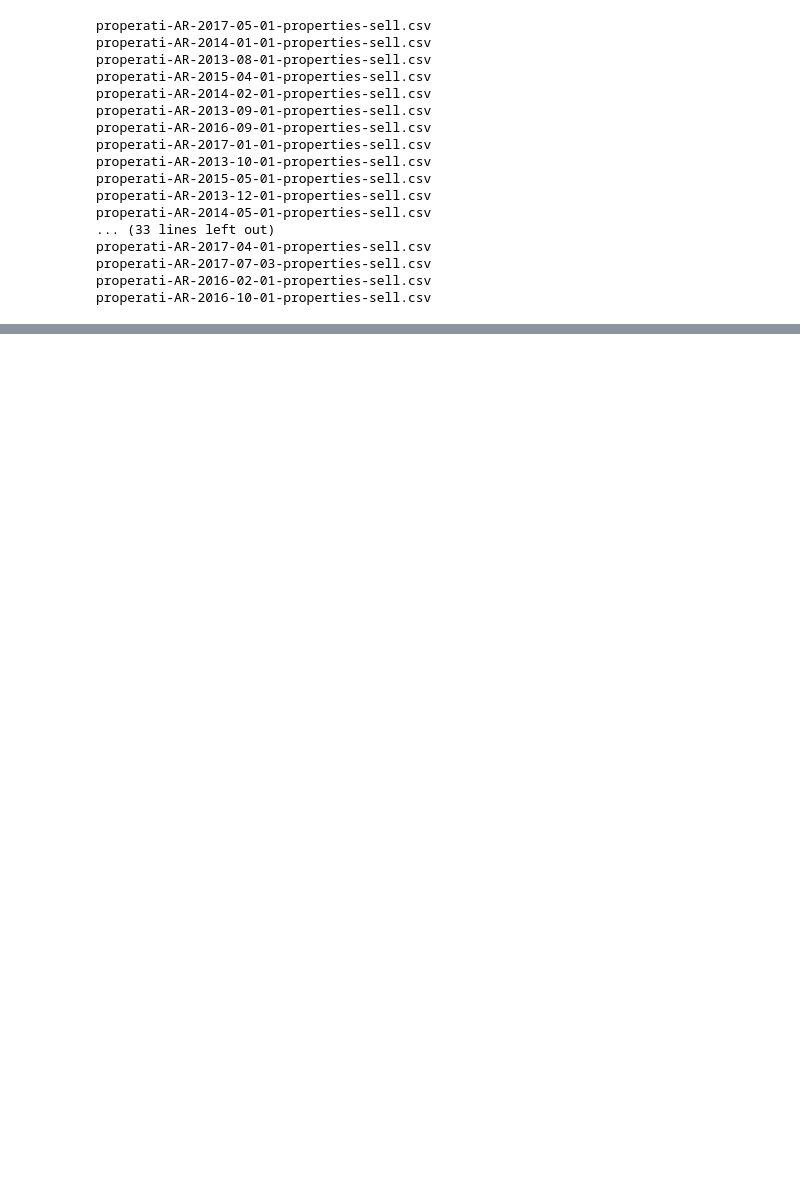
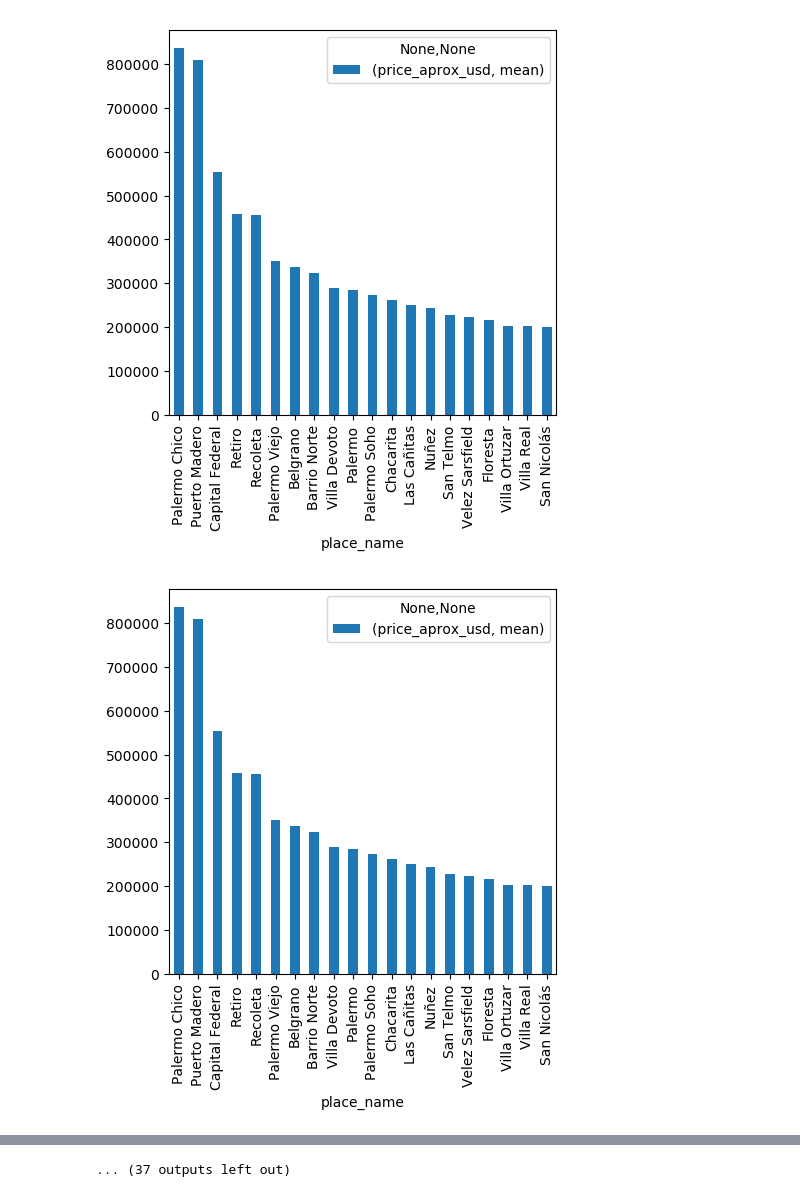
Before and after one commit to Monty1991/TPDATOS_7506_2017_2_ARGERICH, a Jupyter notebook: TP.ipynb, the cells around one changed output, grey strips where cells are left out. Drawn from its saved outputs; the diff is of its cells as text; code cells hidden in the pictures; blank space fills up the shorter version.

```diff
--- a/TP.ipynb
+++ b/TP.ipynb
@@ -20,7 +20,7 @@ def filter(array):
         dif = abs(price - priceUSD)
         if (dif/priceUSD)*100 <= 10:
             return 1
-    return np.nan
+    return 1
 #-----------------------------------------------------
 def fillPrice(array):
     priceUSD, usdM2, surfaceTotal = array
@@ -35,12 +35,9 @@ def fillM2(array):
     return usdM2
 #-----------------------------------------------------
 # %%
-"""
-miPath = "/home/sebastian/AnacondaProjects/TP/properties/"
-properties = []
+"""miPath = "/home/sebastian/AnacondaProjects/TP/properties/"
 for archive in listdir(miPath):
     if ".csv" in archive:
-        print(archive)
         df = pd.read_csv(miPath+archive, low_memory=False)
         if 'description' in df:
             df.drop('description', axis = 1, inplace = True)
@@ -48,12 +45,21 @@ for archive in listdir(miPath):
             df.drop('image_thumbnail', axis = 1, inplace = True)
         if 'operation' in df:
             df.drop('operation', axis = 1, inplace = True)
+        if 'price_aprox_usd' not in df:
+            df.rename(columns={'price': 'price_aprox_usd'}, inplace=True)
+        if 'surface_total_in_m2' not in df:
+            df.rename(columns={'surface_in_m2': 'surface_total_in_m2'}, inplace=True)
+
+        df.loc[:, 'price_aprox_usd'] = df.loc[:, ['price_aprox_usd']].apply(lambda x: float(x), axis=1)
+        df.loc[:, 'price_usd_per_m2'] = df.loc[:, ['price_usd_per_m2']].apply(lambda x: float(x), axis=1)
+
         df['filter'] = df.loc[:, ['price_aprox_usd', 'price_usd_per_m2', 'surface_total_in_m2']].apply(filter, axis=1)
         df = df[~np.isnan(df['filter'])]
         df.loc[:, ['price_aprox_usd']] = df.loc[:, ['price_aprox_usd', 'price_usd_per_m2', 'surface_total_in_m2']].apply(fillPrice, axis=1)
         df.loc[:, ['price_usd_per_m2']] = df.loc[:, ['price_aprox_usd', 'price_usd_per_m2', 'surface_total_in_m2']].apply(fillM2, axis=1)
         df.drop('filter', axis = 1, inplace = True)
-        df.to_csv(archive)
-        properties.insert(-1, df)
-"""
+
+        if len(df.index) != 0:
+            print("DSP", archive)
+            df.to_csv(archive, index=True, header=True, sep=',', encoding='utf-8-sig')"""
 # %% [output]
@@ -62,24 +84,19 @@ for archive in listdir(miPath):
 properties = []
 for archive in listdir("."):
     if ".csv" in archive:
-        print(archive)
-        df = pd.read_csv(miPath+archive, low_memory=False)
+        df = pd.read_csv(archive, low_memory=False)
         properties.insert(-1, df)
-# %% [output]
-properati-AR-2017-05-01-properties-sell.csv
-properati-AR-2014-01-01-properties-sell.csv
-properati-AR-2013-08-01-properties-sell.csv
-properati-AR-2015-04-01-properties-sell.csv
-properati-AR-2014-02-01-properties-sell.csv
-properati-AR-2013-09-01-properties-sell.csv
-properati-AR-2016-09-01-properties-sell.csv
-properati-AR-2017-01-01-properties-sell.csv
-properati-AR-2013-10-01-properties-sell.csv
-properati-AR-2015-05-01-properties-sell.csv
-properati-AR-2013-12-01-properties-sell.csv
-properati-AR-2014-05-01-properties-sell.csv
-... (33 lines left out)
-properati-AR-2017-04-01-properties-sell.csv
-properati-AR-2017-07-03-properties-sell.csv
-properati-AR-2016-02-01-properties-sell.csv
-properati-AR-2016-10-01-properties-sell.csv
+# %%
+CFVec = []
+for cf in properties:
+    CFVec.insert(-1, df.loc[df.place_with_parent_names.str.contains('Capital Federal'), :])
+# %%
+aux = []
+for df in CFVec:
+    dfAux = df.loc[:, ['price_aprox_usd', 'lat', 'lon', 'place_name']].groupby('place_name').agg([np.mean, np.size]).reset_index()
+    dfAux = dfAux.sort_values(by=('price_aprox_usd', 'mean'), ascending=False).head(20)
+    aux.insert(-1, dfAux)
+    aux[-1].plot(x='place_name', y=('price_aprox_usd', 'mean') , kind='bar')
+# %% [output]
+[figure, added]
+[figure, added]
@@ -85,0 +113 @@ properati-AR-2016-10-01-properties-sell.csv
+... (37 outputs left out)
```
Also changed, not shown: parts of 2 cells of this notebook.
